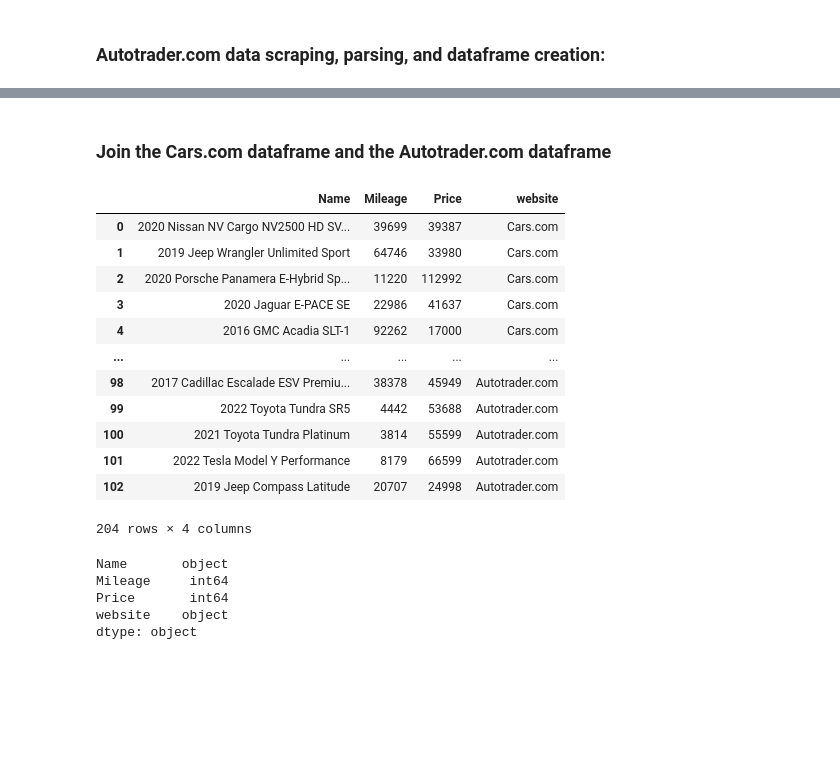
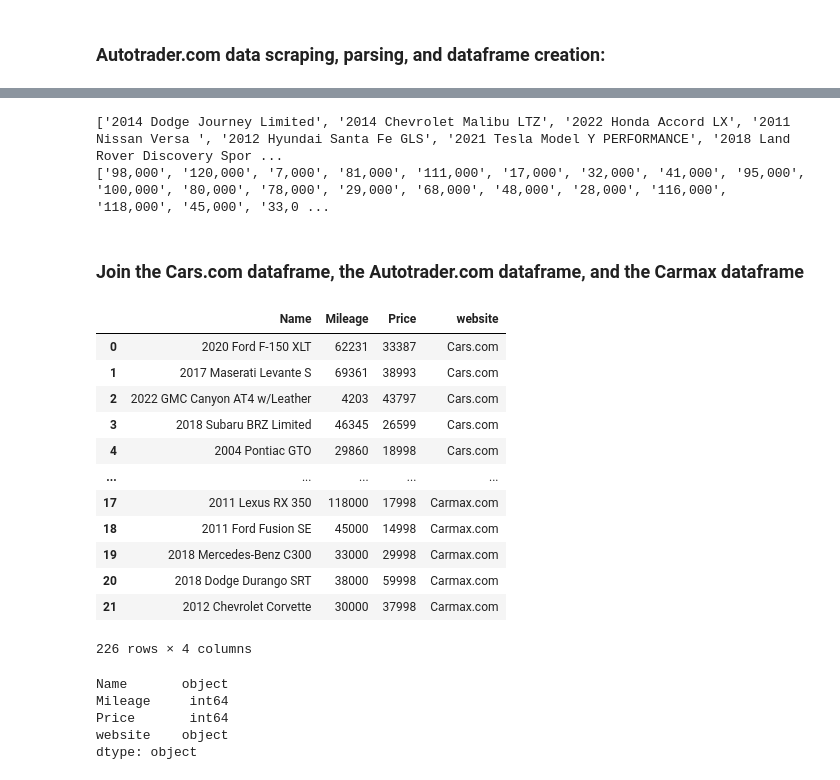
Before and after one commit to spooknewt/tools1_project_TG_AM, a Jupyter notebook: used_cars_project.ipynb, the cells around one changed output, grey strips where cells are left out. Drawn from its saved outputs; the diff is of its cells as text; code cells hidden in the pictures; blank space fills up the shorter version.

Commit message:
Added data
Added Carmax.com data

```diff
--- a/used_cars_project.ipynb
+++ b/used_cars_project.ipynb
@@ -196,26 +212,53 @@ data_autotrader
+# %%
+names_3 = []
+for item in content_list_3:
+    names_3.append(item.find('span', attrs={'class': "year-make"}).text + ' '
+                 + item.find('span', attrs={'class': "model-trim"}).text)
+print(names_3)
+miles_3 = []
+for item in content_list_3:
+    miles_3.append(item.find('span', attrs={'class': "miles"}).text.replace('K mi',',000'))
+print(miles_3)
+
+price_3 = []
+for item in content_list_3:
+    price_3.append(item.find('span', attrs={'class': "price"}).text.replace('*',''))
+# %% [output]
+['2014 Dodge Journey Limited', '2014 Chevrolet Malibu LTZ', '2022 Honda Accord LX', '2011 Nissan Versa ', '2012 Hyundai Santa Fe GLS', '2021 Tesla Model Y PERFORMANCE', '2018 Land Rover Discovery Spor ...
+['98,000', '120,000', '7,000', '81,000', '111,000', '17,000', '32,000', '41,000', '95,000', '100,000', '80,000', '78,000', '29,000', '68,000', '48,000', '28,000', '116,000', '118,000', '45,000', '33,0 ...
+# %%
+data_carmax = pd.DataFrame({"Name" : names_3, "Mileage" : miles_3, "Price" : price_3})[["Name", "Mileage", "Price"]]
+# %%
+#Convert Mileage and Price into integers
+data_carmax.Mileage = data_carmax.Mileage.str.replace(',','').astype(int)
+
+data_carmax.Price = data_carmax.Price.str.replace(',','')
+data_carmax.Price = data_carmax.Price.str.replace('$','')
+# %%
+data_carmax['website'] = 'Carmax.com'
 # %% [markdown]
-### Join the Cars.com dataframe and the Autotrader.com dataframe
+### Join the Cars.com dataframe, the Autotrader.com dataframe, and the Carmax dataframe
 # %%
 #Index values have duplicates here....
 
 #data.append(data_autotrader)
 #data
-data = pd.concat([data_cars, data_autotrader])
+data = pd.concat([data_cars, data_autotrader, data_carmax])
 data
 # %% [output]
 |  | Name | Mileage | Price | website |
-| 0 | 2020 Nissan NV Cargo NV2500 HD SV... | 39699 | 39387 | Cars.com |
-| 1 | 2019 Jeep Wrangler Unlimited Sport | 64746 | 33980 | Cars.com |
-| 2 | 2020 Porsche Panamera E-Hybrid Sp... | 11220 | 112992 | Cars.com |
-| 3 | 2020 Jaguar E-PACE SE | 22986 | 41637 | Cars.com |
-| 4 | 2016 GMC Acadia SLT-1 | 92262 | 17000 | Cars.com |
+| 0 | 2020 Ford F-150 XLT | 62231 | 33387 | Cars.com |
+| 1 | 2017 Maserati Levante S | 69361 | 38993 | Cars.com |
+| 2 | 2022 GMC Canyon AT4 w/Leather | 4203 | 43797 | Cars.com |
+| 3 | 2018 Subaru BRZ Limited | 46345 | 26599 | Cars.com |
+| 4 | 2004 Pontiac GTO | 29860 | 18998 | Cars.com |
 | ... | ... | ... | ... | ... |
-| 98 | 2017 Cadillac Escalade ESV Premiu... | 38378 | 45949 | Autotrader.com |
-| 99 | 2022 Toyota Tundra SR5 | 4442 | 53688 | Autotrader.com |
-| 100 | 2021 Toyota Tundra Platinum | 3814 | 55599 | Autotrader.com |
-| 101 | 2022 Tesla Model Y Performance | 8179 | 66599 | Autotrader.com |
-| 102 | 2019 Jeep Compass Latitude | 20707 | 24998 | Autotrader.com |
+| 17 | 2011 Lexus RX 350 | 118000 | 17998 | Carmax.com |
+| 18 | 2011 Ford Fusion SE | 45000 | 14998 | Carmax.com |
+| 19 | 2018 Mercedes-Benz C300 | 33000 | 29998 | Carmax.com |
+| 20 | 2018 Dodge Durango SRT | 38000 | 59998 | Carmax.com |
+| 21 | 2012 Chevrolet Corvette | 30000 | 37998 | Carmax.com |
-204 rows × 4 columns
+226 rows × 4 columns
 # %%
 data.dtypes
 # %% [output]
```
Also changed, not shown: parts of 6 cells of this notebook.
